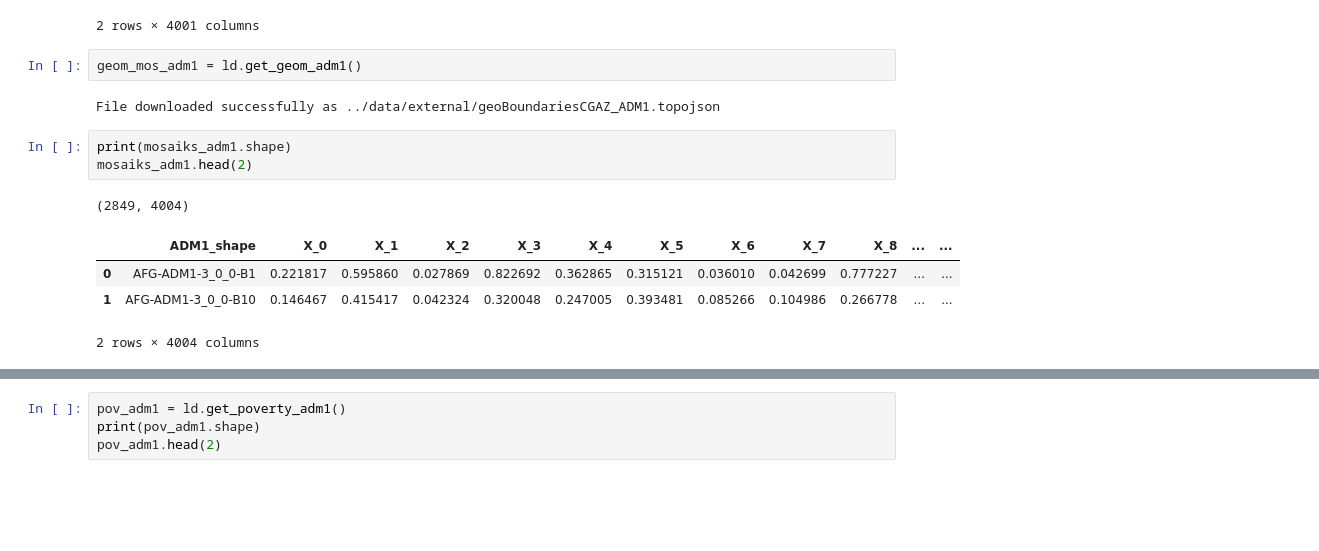
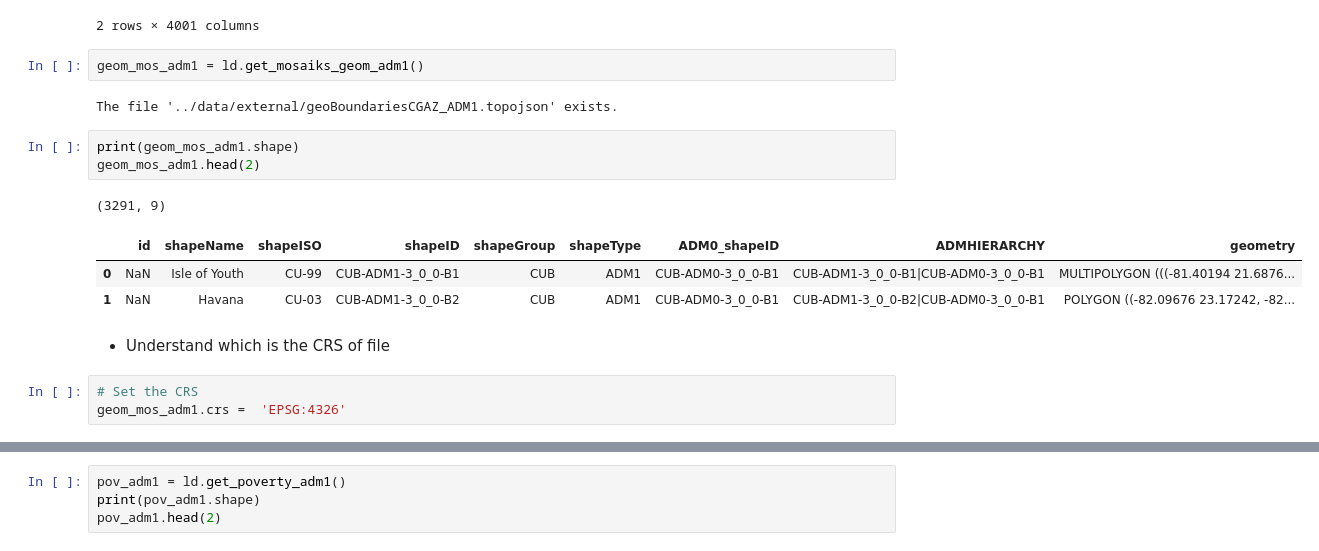
Before and after one commit to marinavicini/child_poverty_iraq, a Jupyter notebook: notebooks/1.2_mv_load-adm1-data.ipynb, the cells around one changed output, grey strips where cells are left out. Drawn from its saved outputs; the diff is of its cells as text; blank space fills up the shorter version.

Commit message:
get geometry for poverty data

```diff
--- a/notebooks/1.2_mv_load-adm1-data.ipynb
+++ b/notebooks/1.2_mv_load-adm1-data.ipynb
@@ -26,15 +29,19 @@ mosaiks_adm1.head(2)
 | 1 | AFG-ADM1-3_0_0-B10 | 0.146467 | 0.415417 | 0.042324 | 0.320048 | 0.247005 | 0.393481 | 0.085266 | 0.104986 | 0.266778 | ... | ... |
 2 rows × 4001 columns
 # %%
-geom_mos_adm1 = ld.get_geom_adm1()
+geom_mos_adm1 = ld.get_mosaiks_geom_adm1()
 # %% [output]
-File downloaded successfully as ../data/external/geoBoundariesCGAZ_ADM1.topojson
+The file '../data/external/geoBoundariesCGAZ_ADM1.topojson' exists.
 # %%
-print(mosaiks_adm1.shape)
-mosaiks_adm1.head(2)
+print(geom_mos_adm1.shape)
+geom_mos_adm1.head(2)
 # %% [output]
-(2849, 4004)
+(3291, 9)
-|  | ADM1_shape | X_0 | X_1 | X_2 | X_3 | X_4 | X_5 | X_6 | X_7 | X_8 | ... | ... |
-| 0 | AFG-ADM1-3_0_0-B1 | 0.221817 | 0.595860 | 0.027869 | 0.822692 | 0.362865 | 0.315121 | 0.036010 | 0.042699 | 0.777227 | ... | ... |
-| 1 | AFG-ADM1-3_0_0-B10 | 0.146467 | 0.415417 | 0.042324 | 0.320048 | 0.247005 | 0.393481 | 0.085266 | 0.104986 | 0.266778 | ... | ... |
+|  | id | shapeName | shapeISO | shapeID | shapeGroup | shapeType | ADM0_shapeID | ADMHIERARCHY | geometry |
+| 0 | NaN | Isle of Youth | CU-99 | CUB-ADM1-3_0_0-B1 | CUB | ADM1 | CUB-ADM0-3_0_0-B1 | CUB-ADM1-3_0_0-B1|CUB-ADM0-3_0_0-B1 | MULTIPOLYGON (((-81.40194 21.6876... |
+| 1 | NaN | Havana | CU-03 | CUB-ADM1-3_0_0-B2 | CUB | ADM1 | CUB-ADM0-3_0_0-B1 | CUB-ADM1-3_0_0-B2|CUB-ADM0-3_0_0-B1 | POLYGON ((-82.09676 23.17242, -82... |
-2 rows × 4004 columns
+# %% [markdown]
+* Understand which is the CRS of file
+# %%
+# Set the CRS
+geom_mos_adm1.crs =  'EPSG:4326'
```
Also changed, not shown: parts of 29 cells of this notebook, 2 other files.
